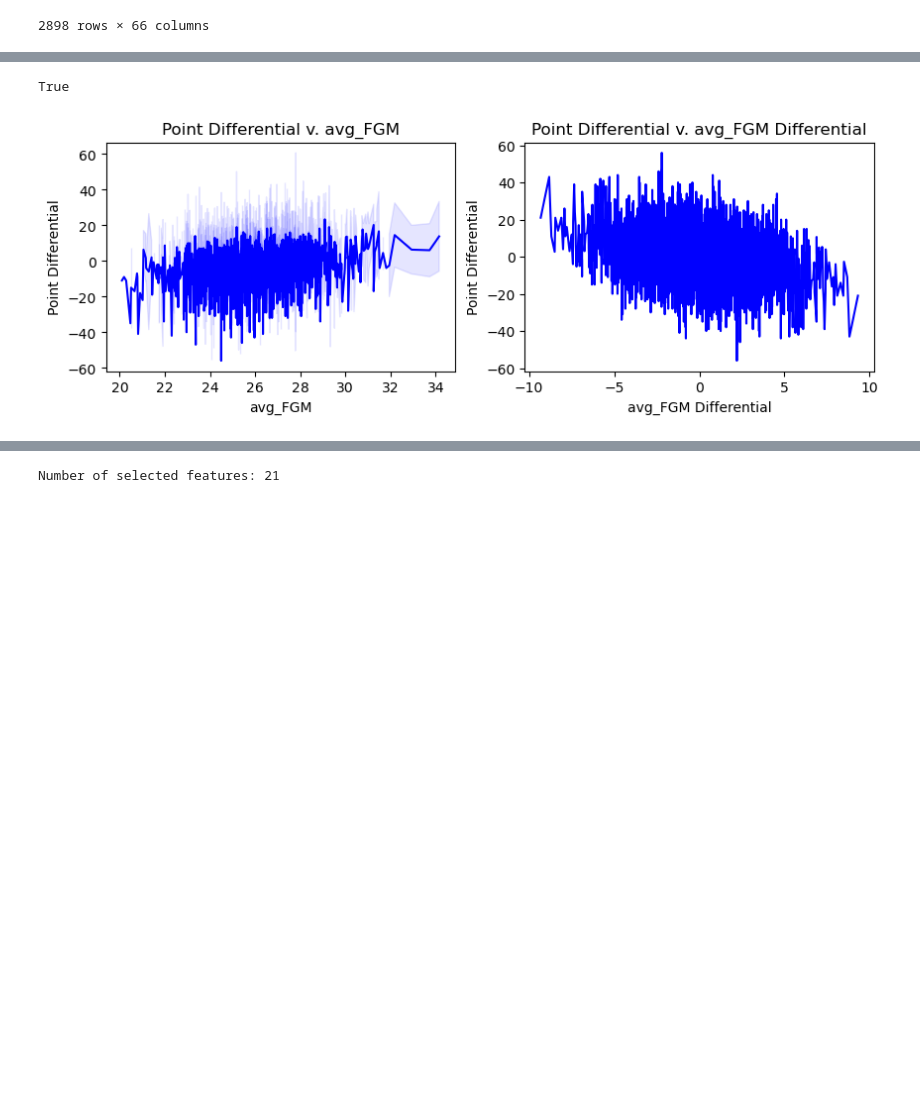
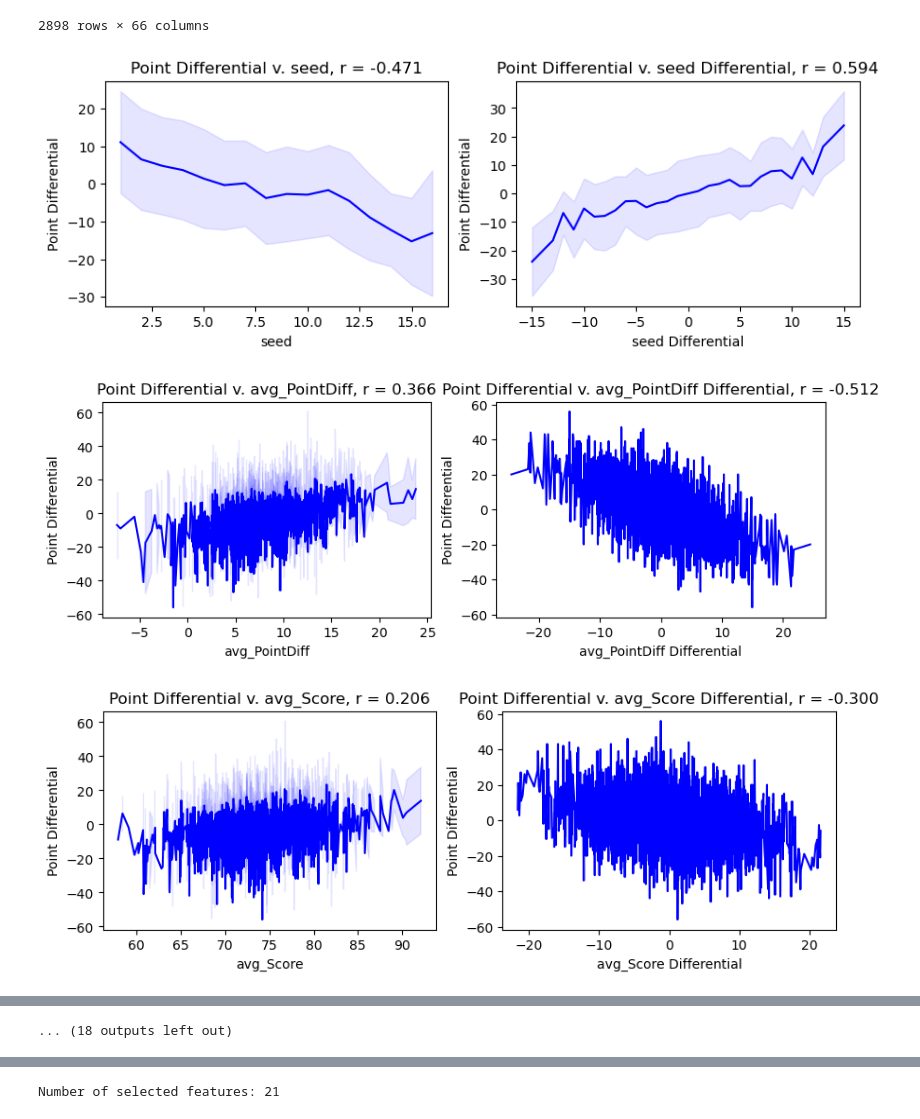
Before and after one commit to KriChau95/machine-learning-madness, a Jupyter notebook: preprocessing.ipynb, the cells around one changed output, grey strips where cells are left out. Drawn from its saved outputs; the diff is of its cells as text; code cells hidden in the pictures; blank space fills up the shorter version.

```diff
--- a/preprocessing.ipynb
+++ b/preprocessing.ipynb
@@ -396,45 +425,68 @@ M_tourney_data
 | 2897 | 2025 | 1222 | 1196 | -2.000000 | 0 | 1 | 1 | 0 | 72.909804 | ... |
 2898 rows × 66 columns
 # %%
+# Helper function that takes in a stat_name and start_year as input
+# Plots and Displays Point Differential v. Raw Stat and Point Differential v. Stat Differential
 def visualize_stat_correlation(stat_name, start_year = 2003):
-    # Visualize how good of a metrics seed is for predicting outcome
+
+    # Visualize how good of a metric the raw stat is for predicting outcome
 
     subset_tourney_data = M_tourney_data.loc[M_tourney_data["Season"] >= start_year].copy()
+
+    corr_df = subset_tourney_data[["PointDiff", f"T1_{stat_name}"]].copy()
+    r = corr_df.corr().iloc[0,1]
+
     mu_stat = subset_tourney_data.pivot_table(index = f"T1_{stat_name}", values = "PointDiff", aggfunc = "mean").ffill()
     sigma_stat = subset_tourney_data.pivot_table(index = f"T1_{stat_name}", values = "PointDiff", aggfunc = "std").ffill()
 
     bottom = list((mu_stat - sigma_stat)['PointDiff'])
     top = list((mu_stat + sigma_stat)['PointDiff'])
 
     fig, axs = plt.subplots(1, 2)
     fig.set_figheight(3)
     fig.set_figwidth(10)
 
+    condensed_stat_name = stat_name if not "opponent" in stat_name else stat_name[:7] + stat_name[12:]
+
     axs[0].plot(mu_stat.index, mu_stat, 'b-')
     axs[0].fill_between(mu_stat.index,bottom, top, color="b", alpha=0.1)
-    axs[0].set_xlabel(stat_name)
+    axs[0].set_xlabel(condensed_stat_name)
     axs[0].set_ylabel('Point Differential')
-    axs[0].set_title(f"Point Differential v. {stat_name}")
+    axs[0].set_title(f"Point Differential v. {condensed_stat_name}, r = {r:.3f}")
 
-    # Visualize how good of a metrics seed differential is for predicting outcome
-
-    print(not f"{stat_name}_Diff" in subset_tourney_data.columns.to_list())
+    # Visualize how good of a metrics stat differential is for predicting outcome
 
     subset_tourney_data[f"{stat_name}_Diff"] = subset_tourney_data[f"T2_{stat_name}"] -  subset_tourney_data[f"T1_{stat_name}"]
+
+    corr_diff_df = subset_tourney_data[["PointDiff", f"{stat_name}_Diff"]].copy()
+    r_diff = corr_diff_df.corr().iloc[0,1]
 
     mu_seed_diff = subset_tourney_data.pivot_table(index = f"{stat_name}_Diff", values = "PointDiff", aggfunc = "mean").ffill()
     sigma_seed_diff =  subset_tourney_data.pivot_table(index = f"{stat_name}_Diff", values = "PointDiff", aggfunc = "std").ffill()
 
     bottom = list((mu_seed_diff - sigma_seed_diff)['PointDiff'])
     top = list((mu_seed_diff + sigma_seed_diff)['PointDiff'])
 
     axs[1].plot(mu_seed_diff.index, mu_seed_diff, 'b-')
     axs[1].fill_between(mu_seed_diff.index,bottom, top, color="b", alpha=0.1)
-    axs[1].set_xlabel(f'{stat_name} Differential')
+    axs[1].set_xlabel(f'{condensed_stat_name} Differential')
     axs[1].set_ylabel('Point Differential')
-    axs[1].set_title(f"Point Differential v. {stat_name} Differential")
+    axs[1].set_title(f"Point Differential v. {condensed_stat_name} Differential, r = {r_diff:.3f}")
 
     plt.show()
 
-visualize_stat_correlation("avg_FGM")
+my_stats = ["seed", "avg_PointDiff", 'avg_Score', "avg_FGM", "avg_FGA", "avg_FGM3", "avg_FGA3",
+            "avg_FTM", "avg_FTA", 'avg_OR', "avg_DR", "avg_Ast", "avg_TO", "avg_Stl",
+            "avg_Blk", "avg_PF"]
+
+opponent_stats = [stat[:4] + "opponent_" + stat[4:] for stat in my_stats[2:]]
+
+for statistic in my_stats:
+    visualize_stat_correlation(statistic)
+
+for statistic in opponent_stats:
+    visualize_stat_correlation(statistic)
 # %% [output]
+[figure, new version]
+[figure, added]
+[figure, added]
@@ -441,2 +502 @@ visualize_stat_correlation("avg_FGM")
-True
+... (18 outputs left out)
-[figure, old version]
```
Also changed, not shown: parts of 23 cells of this notebook.
